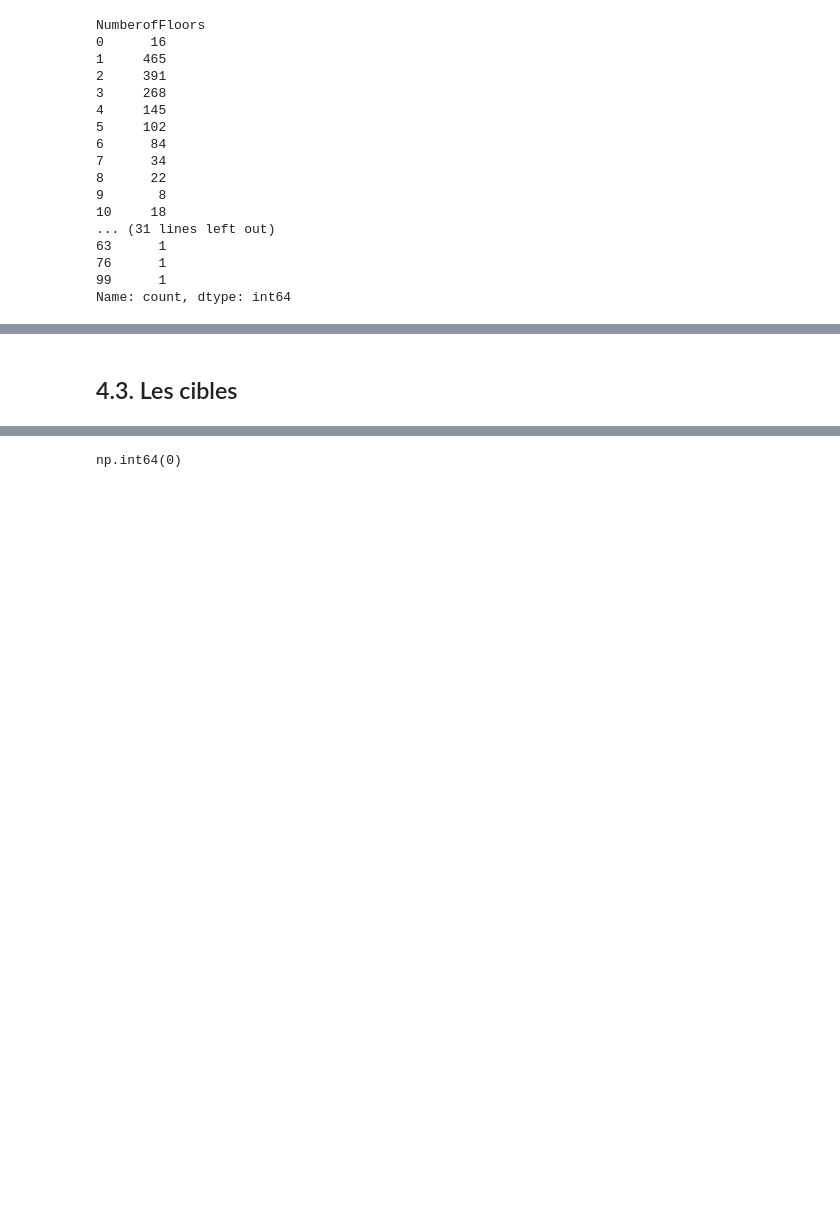
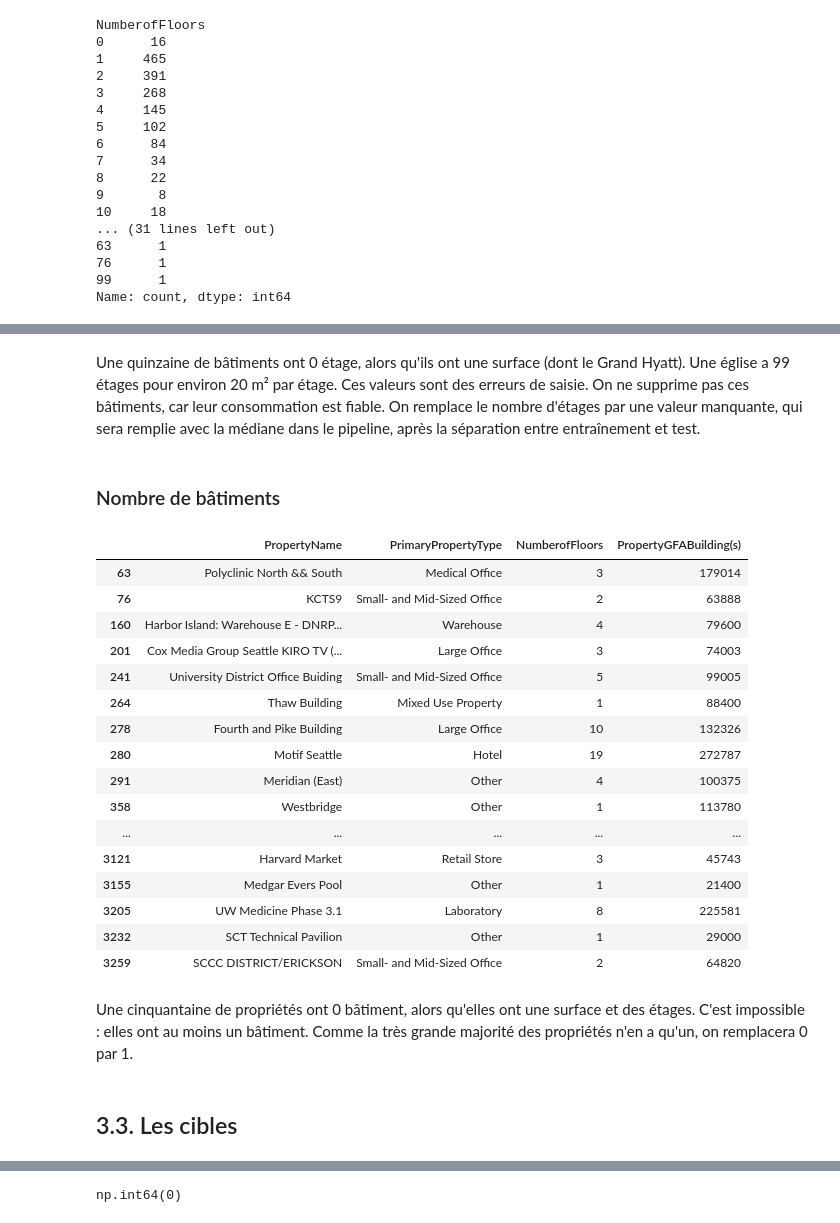
Before and after one commit to Leozmee/Seattle-Electricity-Prediction, a Jupyter notebook: seattle-energy/notebooks/01_exploration.ipynb, the cells around one changed output, grey strips where cells are left out. Drawn from its saved outputs; the diff is of its cells as text; code cells hidden in the pictures; blank space fills up the shorter version.

```diff
--- a/seattle-energy/notebooks/01_exploration.ipynb
+++ b/seattle-energy/notebooks/01_exploration.ipynb
@@ -23,5 +40,7 @@ pd.set_option("display.max_columns", None)
 # %%
-df_raw = pd.read_csv(DATA_RAW / "2016-building-energy-benchmarking-6af870b7ba821669818300.csv")
+df_raw = pd.read_csv(
+    DATA_RAW / "2016-building-energy-benchmarking-6af870b7ba821669818300.csv"
+)
 df_raw.head()
 # %% [output]
 |  | OSEBuildingID | DataYear | BuildingType | PrimaryPropertyType | PropertyName | Address | City | State | ... |
@@ -31,8 +50,7 @@ df_raw.head()
 | 3 | 5 | 2016 | NonResidential | Hotel | HOTEL MAX | 620 STEWART ST | Seattle | WA | ... |
 | 4 | 8 | 2016 | NonResidential | Hotel | WARWICK SEATTLE HOTEL (ID8) | 401 LENORA ST | Seattle | WA | ... |
 # %%
-# Seattle Electricity EDA
-
+# Vue d'ensemble de toutes les colonnes
 summary = pd.DataFrame({
     "Data Type": df_raw.dtypes,
     "Missing Values": df_raw.isnull().sum(),
@@ -42,10 +60,9 @@ summary = pd.DataFrame({
     "Mean": df_raw.mean(numeric_only=True),
     "Median": df_raw.median(numeric_only=True),
     "Min": df_raw.min(numeric_only=True),
-    "Max": df_raw.max(numeric_only=True)
+    "Max": df_raw.max(numeric_only=True),
 })
 
-
 summary.sort_values(by="Missing Values", ascending=False)
 # %% [output]
 |  | Data Type | Missing Values | Percentage Missing | Unique Values | Percentage Unique | Mean | Median | ... |
@@ -122,7 +145,10 @@ Low-Rise Multifamily             3
 Office                           3
 Name: count, dtype: int64
 # %%
-resid = (df_raw["BuildingType"].str.contains("Multifamily") | df_raw["PrimaryPropertyType"].str.contains("Multifamily"))
+resid = (
+    df_raw["BuildingType"].str.contains("Multifamily")
+    | df_raw["PrimaryPropertyType"].str.contains("Multifamily")
+)
 
 df = df_raw.loc[~resid].drop(columns=cols_inutiles)
 df.shape
@@ -717,5 +796,43 @@ df.loc[df["NumberofFloors"] == 0]
+# %% [markdown]
+Une quinzaine de bâtiments ont 0 étage, alors qu'ils ont une surface (dont
+le Grand Hyatt). Une église a 99 étages pour environ 20 m² par étage. Ces
+valeurs sont des erreurs de saisie. On ne supprime pas ces bâtiments, car
+leur consommation est fiable. On remplace le nombre d'étages par une valeur
+manquante, qui sera remplie avec la médiane dans le pipeline, après la
+séparation entre entraînement et test.
+# %% [markdown]
+### Nombre de bâtiments
+# %%
+cols = [
+    "PropertyName", "PrimaryPropertyType",
+    "NumberofFloors", "PropertyGFABuilding(s)",
+]
+df.loc[df["NumberofBuildings"] == 0, cols]
+# %% [output]
+|  | PropertyName | PrimaryPropertyType | NumberofFloors | PropertyGFABuilding(s) |
+| 63 | Polyclinic North && South | Medical Office | 3 | 179014 |
+| 76 | KCTS9 | Small- and Mid-Sized Office | 2 | 63888 |
+| 160 | Harbor Island: Warehouse E - DNRP... | Warehouse | 4 | 79600 |
+| 201 | Cox Media Group Seattle KIRO TV (... | Large Office | 3 | 74003 |
+| 241 | University District Office Buiding | Small- and Mid-Sized Office | 5 | 99005 |
+| 264 | Thaw Building | Mixed Use Property | 1 | 88400 |
+| 278 | Fourth and Pike Building | Large Office | 10 | 132326 |
+| 280 | Motif Seattle | Hotel | 19 | 272787 |
+| 291 | Meridian (East) | Other | 4 | 100375 |
+| 358 | Westbridge | Other | 1 | 113780 |
+| ... | ... | ... | ... | ... |
+| 3121 | Harvard Market | Retail Store | 3 | 45743 |
+| 3155 | Medgar Evers Pool | Other | 1 | 21400 |
+| 3205 | UW Medicine Phase 3.1 | Laboratory | 8 | 225581 |
+| 3232 | SCT Technical Pavilion | Other | 1 | 29000 |
+| 3259 | SCCC DISTRICT/ERICKSON | Small- and Mid-Sized Office | 2 | 64820 |
+# %% [markdown]
+Une cinquantaine de propriétés ont 0 bâtiment, alors qu'elles ont une
+surface et des étages. C'est impossible : elles ont au moins un bâtiment.
+Comme la très grande majorité des propriétés n'en a qu'un, on remplacera
+0 par 1.
 # %% [markdown]
-## 4.3. Les cibles
+## 3.3. Les cibles
 # %%
 cibles = ["SiteEnergyUse(kBtu)", "TotalGHGEmissions"]
 cols_energie = ["Electricity(kBtu)", "NaturalGas(kBtu)", "SteamUse(kBtu)"]
```
Also changed, not shown: parts of 65 cells of this notebook, 2 other files.
